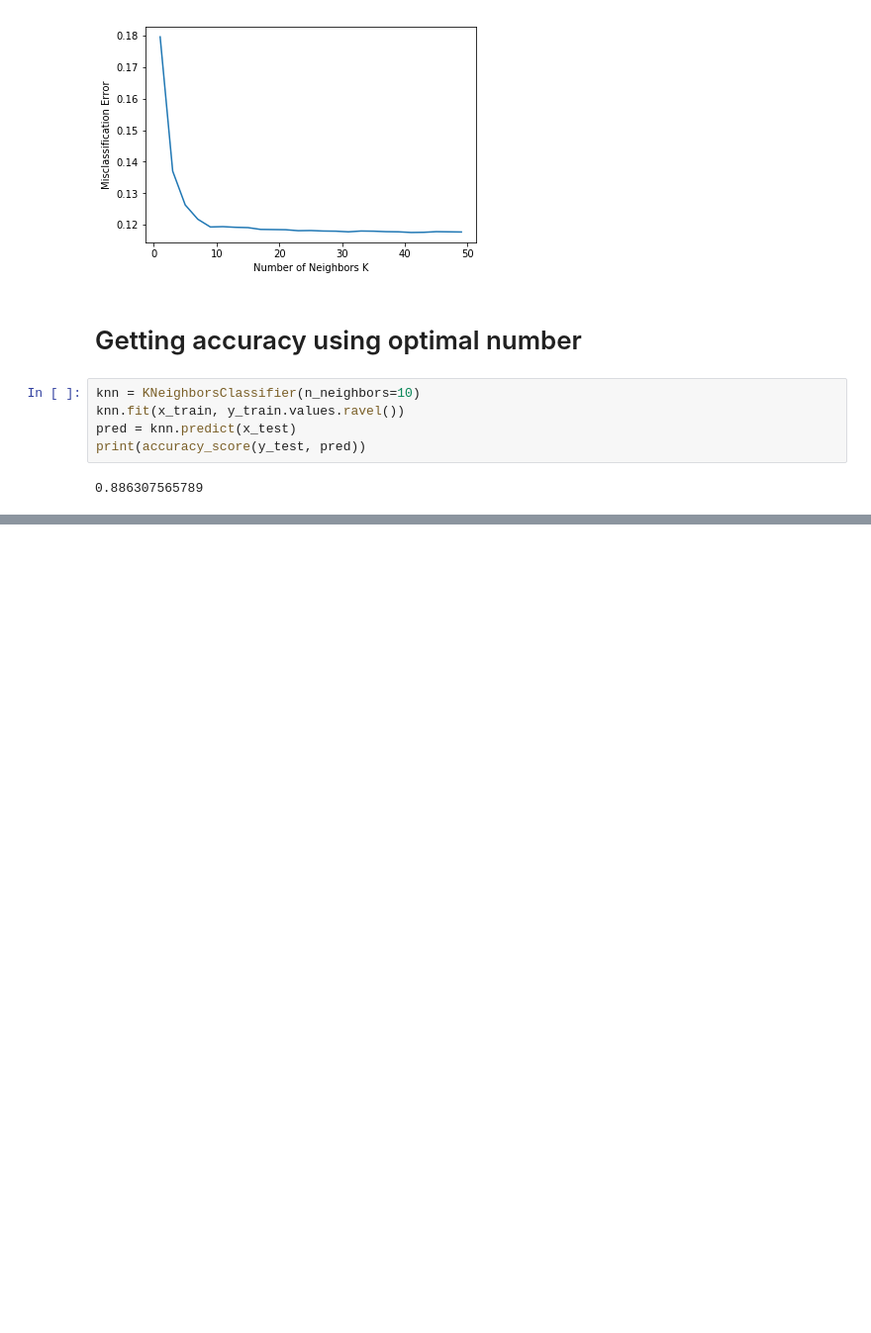
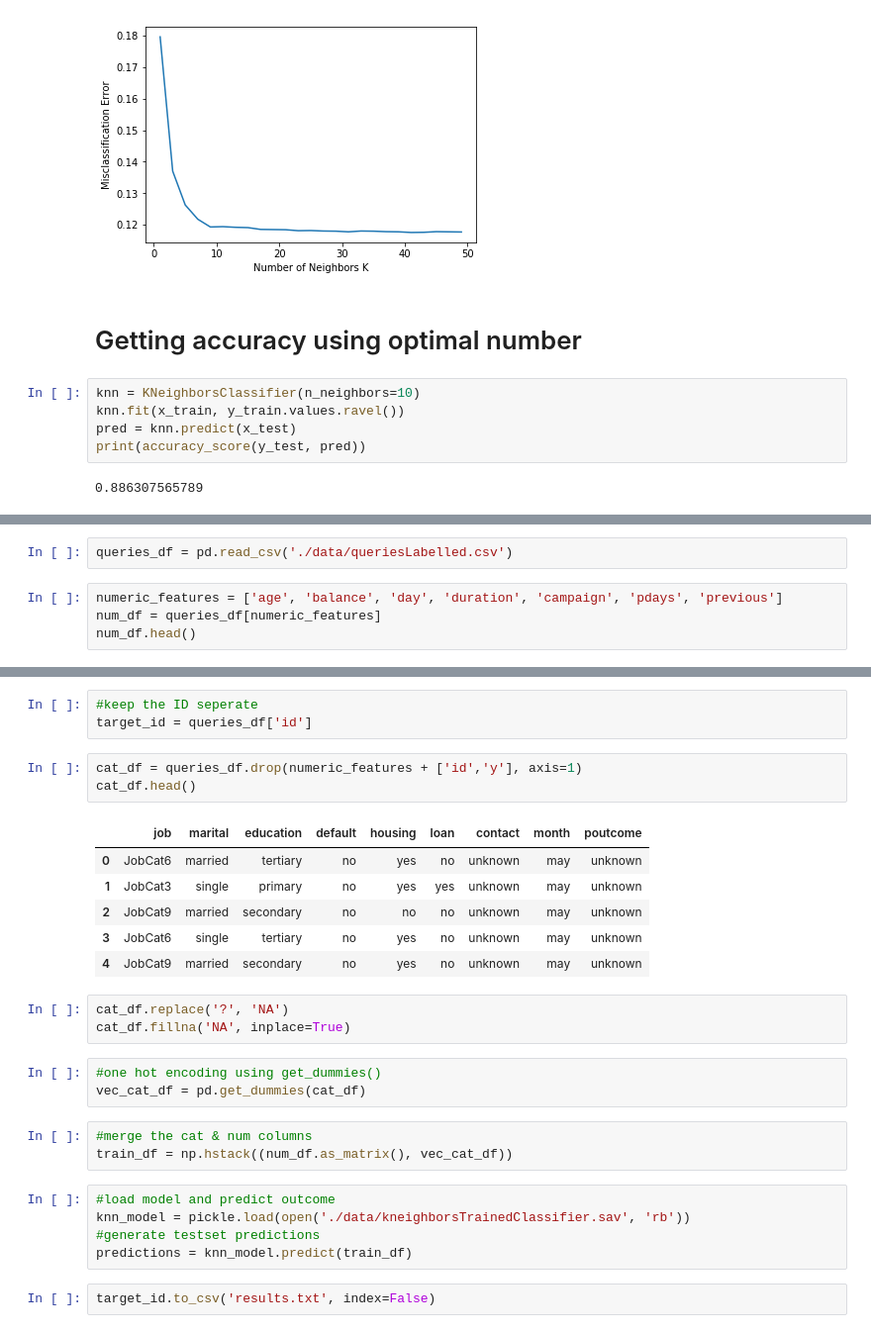
Before and after one commit to Ciaran-OBrien/Machine-Learning-Assignment-2-Classifier, a Jupyter notebook: Phase3_Feature_Selection.ipynb, the cells around one changed output, grey strips where cells are left out. Shown at 99% size. Drawn from its saved outputs; the diff is of its cells as text; blank space fills up the shorter version.

```diff
--- a/Phase3_Feature_Selection.ipynb
+++ b/Phase3_Feature_Selection.ipynb
@@ -111,0 +157,6 @@ print(accuracy_score(y_test, pred))
+# %%
+queries_df = pd.read_csv('./data/queriesLabelled.csv')
+# %%
+numeric_features = ['age', 'balance', 'day', 'duration', 'campaign', 'pdays', 'previous']
+num_df = queries_df[numeric_features]
+num_df.head()
@@ -111,0 +170,29 @@ print(accuracy_score(y_test, pred))
+# %%
+#keep the ID seperate
+target_id = queries_df['id']
+# %%
+cat_df = queries_df.drop(numeric_features + ['id','y'], axis=1)
+cat_df.head()
+# %% [output]
+|  | job | marital | education | default | housing | loan | contact | month | poutcome |
+| 0 | JobCat6 | married | tertiary | no | yes | no | unknown | may | unknown |
+| 1 | JobCat3 | single | primary | no | yes | yes | unknown | may | unknown |
+| 2 | JobCat9 | married | secondary | no | no | no | unknown | may | unknown |
+| 3 | JobCat6 | single | tertiary | no | yes | no | unknown | may | unknown |
+| 4 | JobCat9 | married | secondary | no | yes | no | unknown | may | unknown |
+# %%
+cat_df.replace('?', 'NA')
+cat_df.fillna('NA', inplace=True)
+# %%
+#one hot encoding using get_dummies()
+vec_cat_df = pd.get_dummies(cat_df)
+# %%
+#merge the cat & num columns
+train_df = np.hstack((num_df.as_matrix(), vec_cat_df))
+# %%
+#load model and predict outcome
+knn_model = pickle.load(open('./data/kneighborsTrainedClassifier.sav', 'rb'))
+#generate testset predictions
+predictions = knn_model.predict(train_df)
+# %%
+target_id.to_csv('results.txt', index=False)
```
Also changed, not shown: parts of 17 cells of this notebook, 6 other files.
